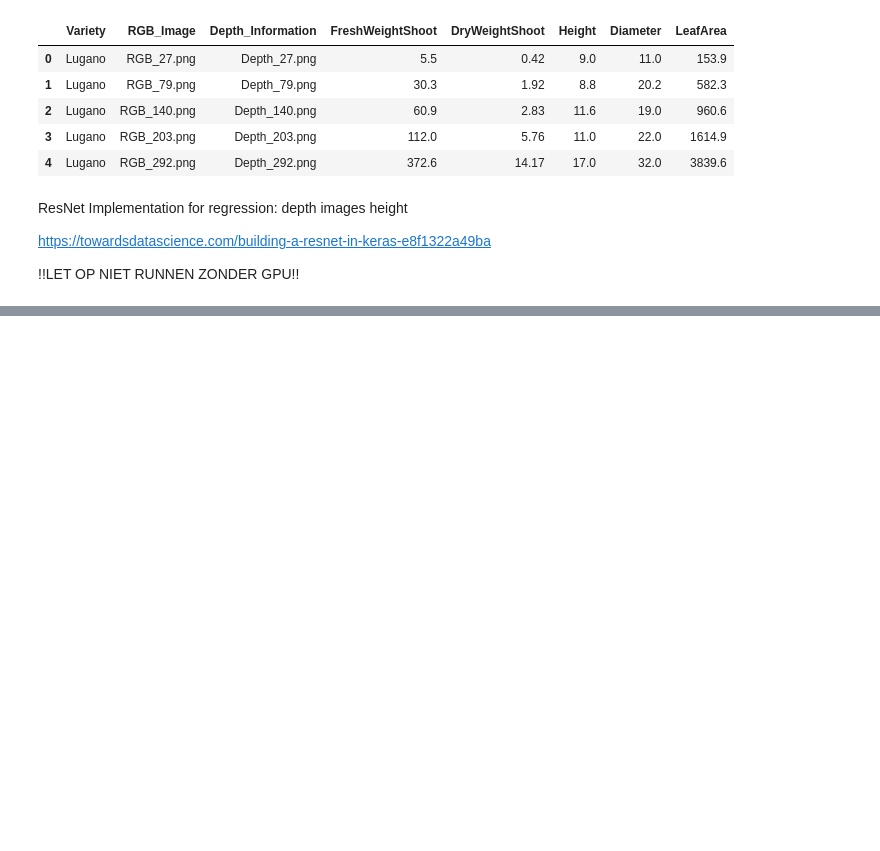
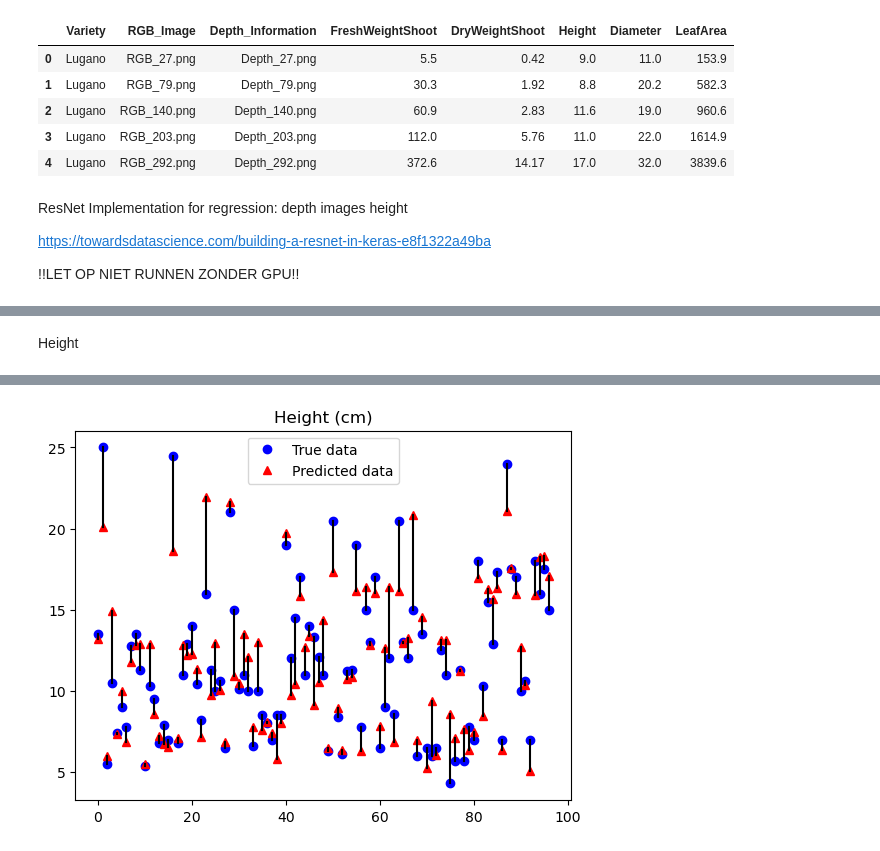
Before and after one commit to Niekwijs/lettuce-growth-models, a Jupyter notebook: Plant_variable_predictor/growth-recog.ipynb, the cells around one changed output, grey strips where cells are left out. Saved outputs shown, nothing was run; the diff lists cells and outputs as text; code cells hidden in the pictures; blank space fills up the shorter version.

```diff
--- a/Plant_variable_predictor/growth-recog.ipynb
+++ b/Plant_variable_predictor/growth-recog.ipynb
@@ -281,0 +307,7 @@ INFO:tensorflow:Assets written to: checkpoints/res_net20221220-135423\cp-0003.ck
+# %% [markdown]
+Height
+# %%
+X_train, y_train, X_test, y_test = prepare_data(0,'Height',0, False)
+model = tf.keras.models.load_model('./checkpoints/depth_augm_height/cp-0064.ckpt')
+plot_true_vs_predicted(model, X_test, y_test, 'Height (cm)')
+# %% [output]
@@ -281,0 +315 @@ INFO:tensorflow:Assets written to: checkpoints/res_net20221220-135423\cp-0003.ck
+[figure, added]
```
Also changed, not shown: parts of 15 cells of this notebook, 4 other files.
